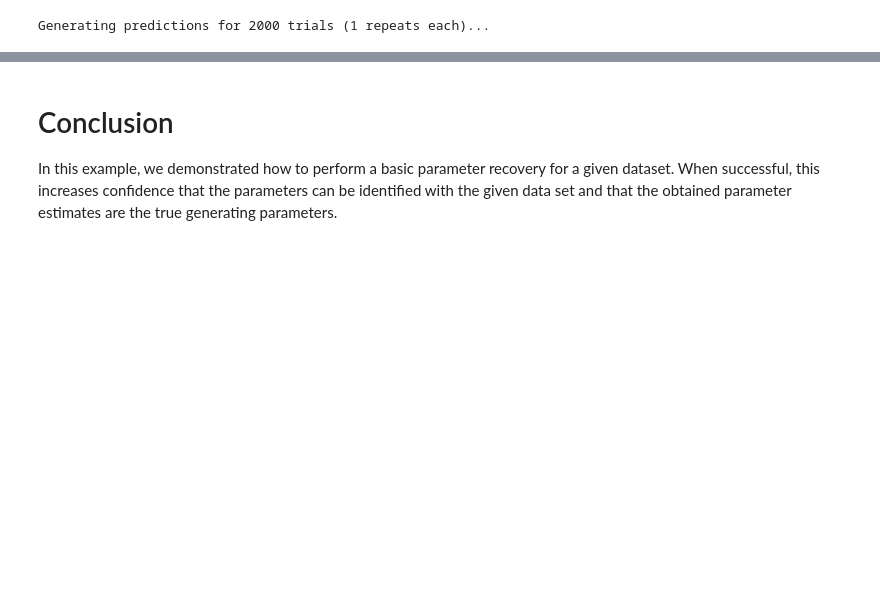
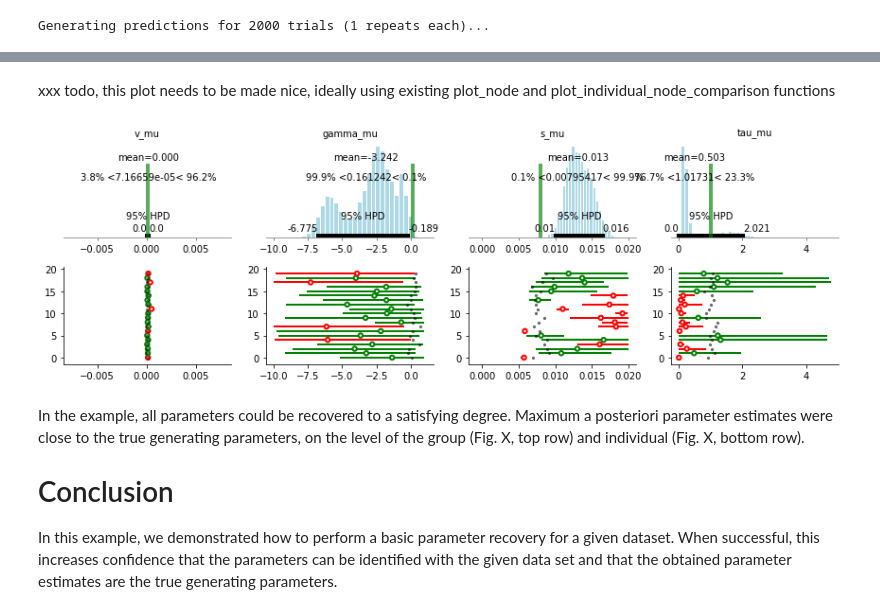
Before and after one commit to glamlab/glambox, a Jupyter notebook: Example_3_Parameter_recovery.ipynb, the cells around one changed output, grey strips where cells are left out. Saved outputs shown, nothing was run; the diff lists cells and outputs as text; code cells hidden in the pictures; blank space fills up the shorter version.

```diff
--- a/Example_3_Parameter_recovery.ipynb
+++ b/Example_3_Parameter_recovery.ipynb
@@ -110,6 +87,6 @@ Generating predictions for 2000 trials (1 repeats each)...
 # %%
 hglam_rec = gb.GLAM(data=synthetic)
 hglam_rec.make_model(kind='hierarchical')
-hglam_rec.fit(method='MCMC', draws=10000, tune=190000, cores=8, chains=2, seed=3)
+hglam_rec.fit(method='MCMC', draws=5000, tune=5000, cores=4, chains=4, seed=3)
 # %% [output]
 Generating hierarchical model for 20 subjects...
@@ -159,0 +115,2 @@ pm.plot_posterior(hglam_rec.trace[0], varnames=['tau_mu'], ref_val=hglam.estimat
+# %% [markdown]
+xxx todo, this plot needs to be made nice, ideally using existing plot_node and plot_individual_node_comparison functions
@@ -160,4 +192,11 @@ pm.plot_posterior(hglam_rec.trace[0], varnames=['tau_mu'], ref_val=hglam.estimat
+# %%
+plot_recovery(hglam_rec, true_parameters)
+# %% [output]
+[figure, added]
 # %% [markdown]
+In the example, all parameters could be recovered to a satisfying degree. Maximum a posteriori parameter estimates were close to the true generating parameters, on the level of the group (Fig. X, top row) and individual (Fig. X, bottom row).
+
+
 # Conclusion
 
 In this example, we demonstrated how to perform a basic parameter recovery for a given dataset. When successful, this increases confidence that the parameters can be identified with the given data set and that the obtained parameter estimates are the true generating parameters.
```
Also changed, not shown: parts of 24 cells of this notebook.
